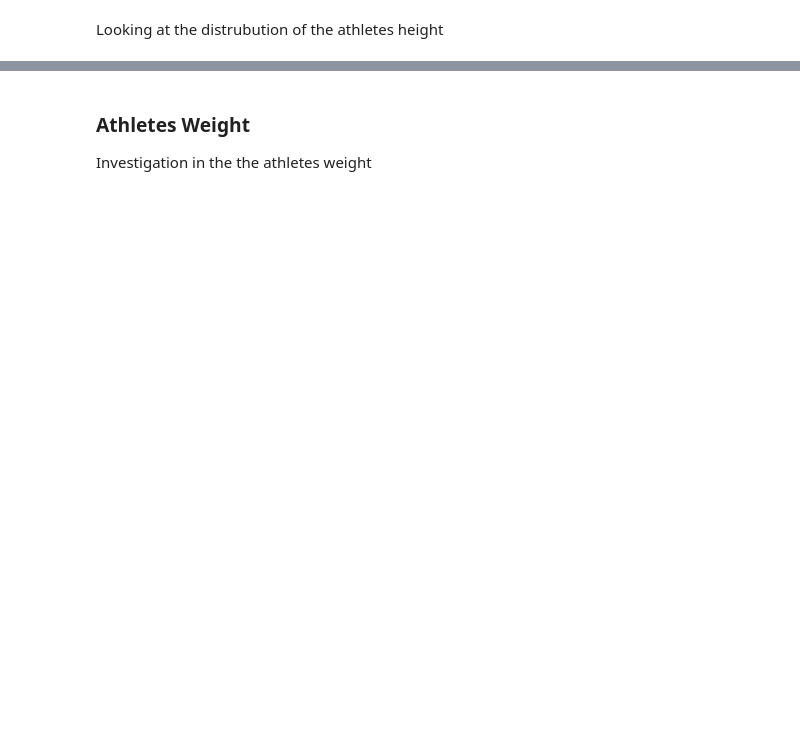
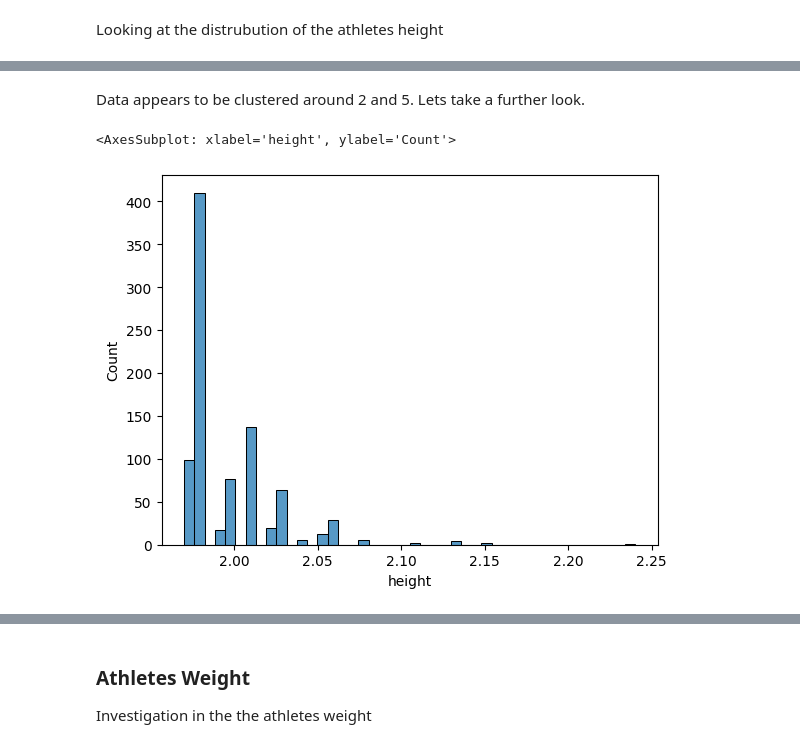
Before and after one commit to erictlong/2019-Crossfit-Games-, a Jupyter notebook: crossfit.ipynb, the cells around one changed output, grey strips where cells are left out. Drawn from its saved outputs; the diff is of its cells as text; code cells hidden in the pictures; blank space fills up the shorter version.

```diff
--- a/crossfit.ipynb
+++ b/crossfit.ipynb
@@ -184,0 +230,7 @@ open_athletes[open_athletes["height"] > 3]
+# %% [markdown]
+Data appears to be clustered around 2 and 5. Lets take a further look.
+# %%
+sns.histplot(data=male_open_over_limit[male_open_over_limit["height"] < 2.5], x="height")
+# %% [output]
+<AxesSubplot: xlabel='height', ylabel='Count'>
+[figure, added]
```
Also changed, not shown: parts of 25 cells of this notebook.
